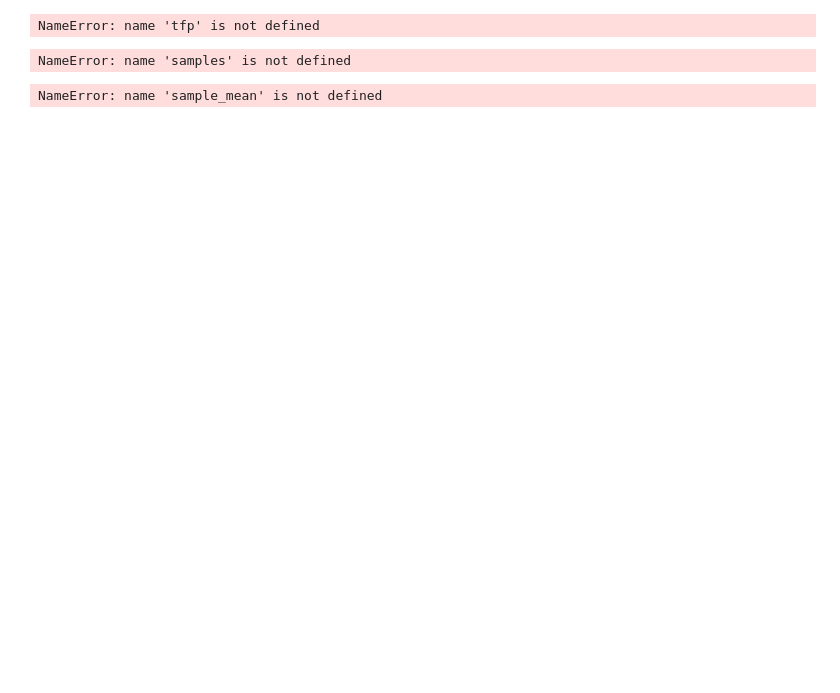
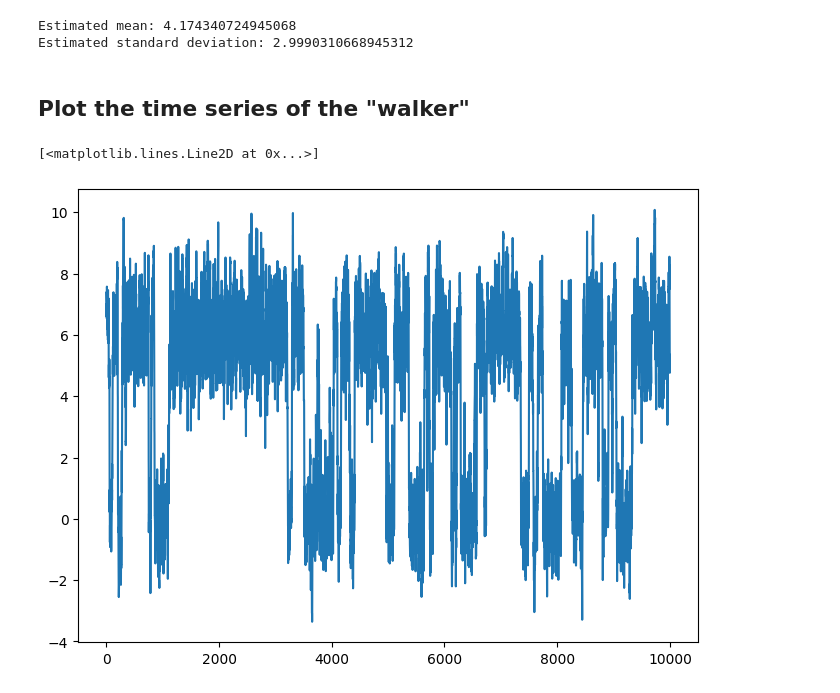
Before and after one commit to ubsuny/tensorflow-probability-danofinn, a Jupyter notebook: Problem2.ipynb, the cells around one changed output. Saved outputs shown, nothing was run; the diff lists cells and outputs as text; code cells hidden in the pictures; blank space fills up the shorter version.

```diff
--- a/Problem2.ipynb
+++ b/Problem2.ipynb
@@ -7,5 +3,11 @@ import sys
 import os
 # %%
 import numpy as np
-import tensorflow as tf
+import matplotlib.pyplot as plt
+
+import tensorflow.compat.v2 as tf
 import tensorflow_probability as tfp
+tf.enable_v2_behavior()
+
+plt.rcParams['figure.figsize'] = [8.0, 6.0]
+plt.rcParams['figure.dpi'] = 100
@@ -24,23 +21,31 @@ NameError: name 'tfd' is not defined
+# %%
+mix = 0.3
+g = tfd.Mixture( cat=tfd.Categorical(probs=[mix, 1.-mix]),
+                components=[tfd.Normal(loc=0.0, scale=1.0), tfd.Normal(loc=6.0, scale=1.25),])
 # %%
 samples = tfp.mcmc.sample_chain(
-  num_results=1000,
+  num_results=5000,
   current_state=dtype(1),
-  kernel=tfp.mcmc.RandomWalkMetropolis(target.log_prob),
+  kernel=tfp.mcmc.RandomWalkMetropolis(g.log_prob),
   num_burnin_steps=500,
   trace_fn=None,
-  seed=42)
+  seed=0)
-# %% [output]
-NameError: name 'tfp' is not defined
 # %%
 sample_mean = tf.math.reduce_mean(samples, axis=0)
 sample_std = tf.sqrt(
     tf.math.reduce_mean(
         tf.math.squared_difference(samples, sample_mean),
         axis=0))
+
+print('Estimated mean: {}'.format(sample_mean))
+print('Estimated standard deviation: {}'.format(sample_std))
 # %% [output]
-NameError: name 'samples' is not defined
+Estimated mean: 4.174340724945068
+Estimated standard deviation: 2.9990310668945312
-# %%
-print('Estimated mean: {}'.format(sample_mean))
-print('Estimated standard deviation: {}'.format(sample_std))
-# %% [output]
-NameError: name 'sample_mean' is not defined
+# %% [markdown]
+## Plot the time series of the "walker"
+# %%
+plt.plot(samples)
+# %% [output]
+[<matplotlib.lines.Line2D at 0x...>]
+[figure, added]
```
Also changed, not shown: parts of 8 cells of this notebook.
